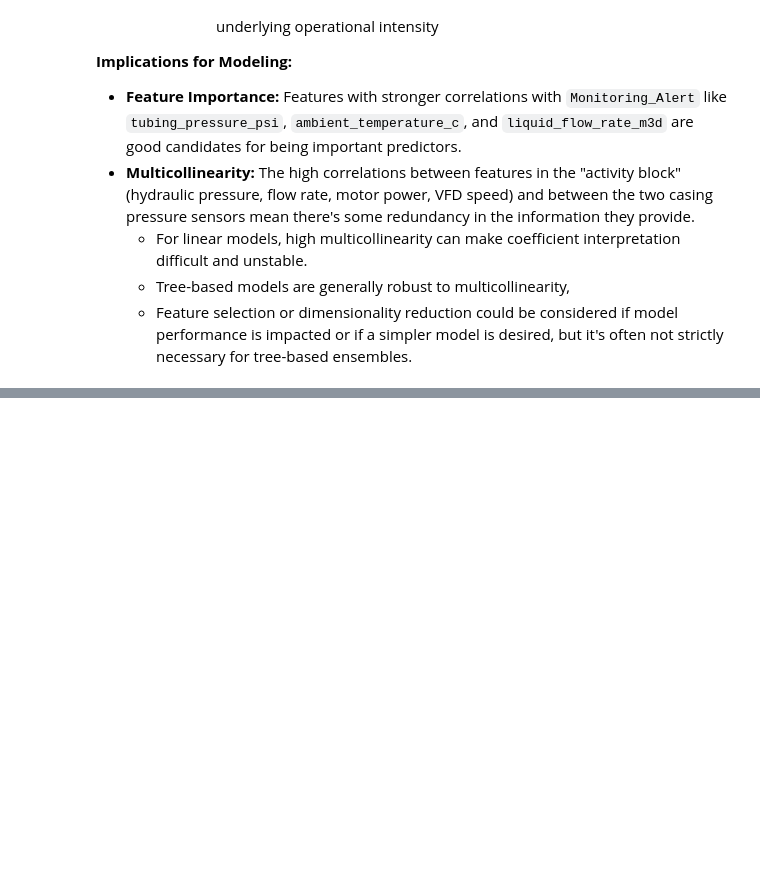
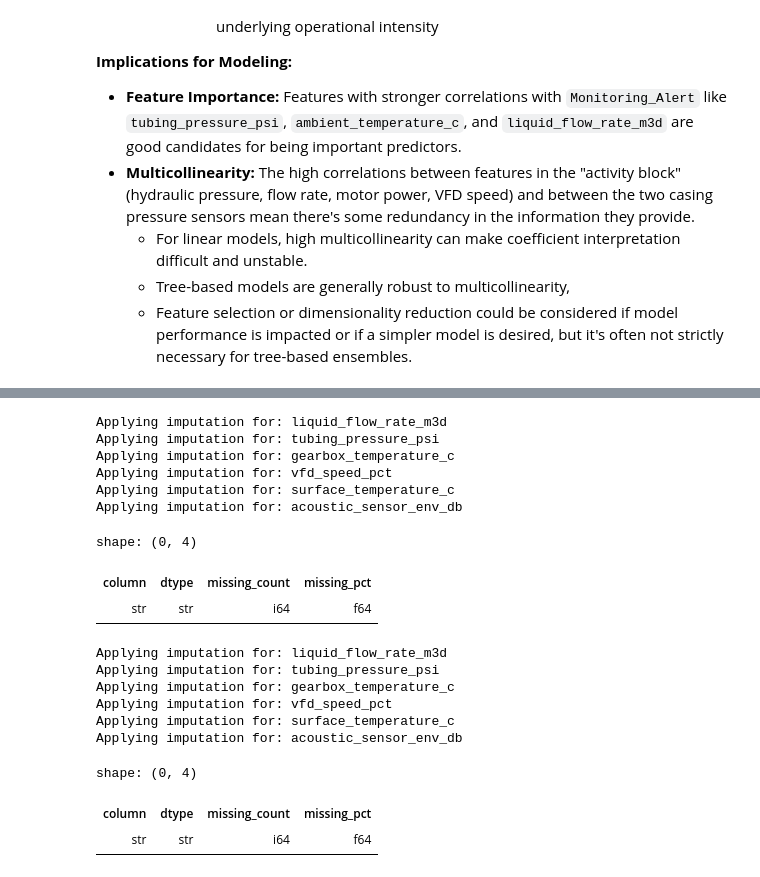
Before and after one commit to vashishtmarhwal/tech-challenge-ambyint, a Jupyter notebook: data-science/ambyint_assessment.ipynb, the cells around one changed output, grey strips where cells are left out. Saved outputs shown, nothing was run; the diff lists cells and outputs as text; code cells hidden in the pictures; blank space fills up the shorter version.

```diff
--- a/data-science/ambyint_assessment.ipynb
+++ b/data-science/ambyint_assessment.ipynb
@@ -779,0 +794,3 @@ plt.show()
+# %%
+train_df = drop_columns(train_df, ["well_id", "maintenance_code", "operational_notes", "lubrication_status"])
+test_df = drop_columns(test_df, ["well_id", "maintenance_code", "operational_notes", "lubrication_status"])
@@ -779,0 +812,30 @@ plt.show()
+# %%
+train_df_processed = handle_missing_values(train_df.clone(), imputation_map)
+# %% [output]
+Applying imputation for: liquid_flow_rate_m3d
+Applying imputation for: tubing_pressure_psi
+Applying imputation for: gearbox_temperature_c
+Applying imputation for: vfd_speed_pct
+Applying imputation for: surface_temperature_c
+Applying imputation for: acoustic_sensor_env_db
+# %%
+missing_values_analysis(train_df_processed)
+# %% [output]
+shape: (0, 4)
+| column | dtype | missing_count | missing_pct |
+| str | str | i64 | f64 |
+# %%
+test_df_processed = handle_missing_values(test_df.clone(), imputation_map)
+# %% [output]
+Applying imputation for: liquid_flow_rate_m3d
+Applying imputation for: tubing_pressure_psi
+Applying imputation for: gearbox_temperature_c
+Applying imputation for: vfd_speed_pct
+Applying imputation for: surface_temperature_c
+Applying imputation for: acoustic_sensor_env_db
+# %%
+missing_values_analysis(test_df_processed)
+# %% [output]
+shape: (0, 4)
+| column | dtype | missing_count | missing_pct |
+| str | str | i64 | f64 |
```
Also changed, not shown: parts of 18 cells of this notebook.
